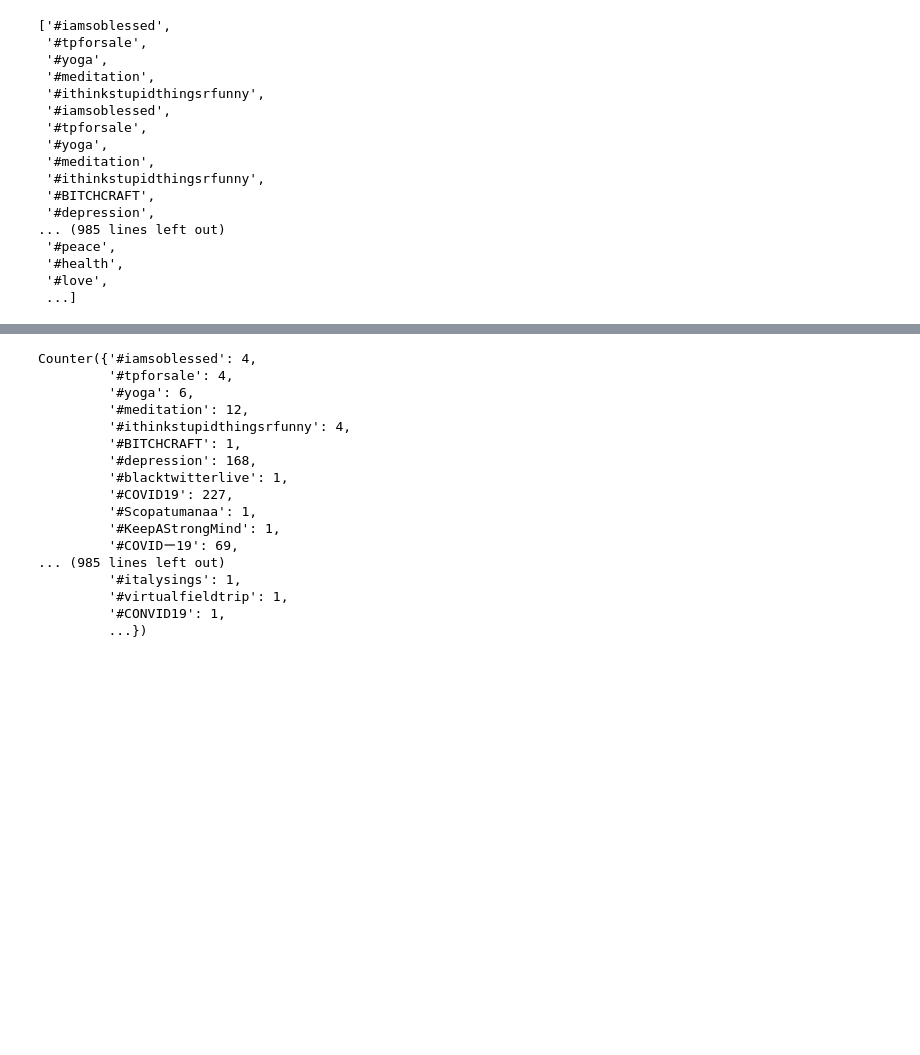
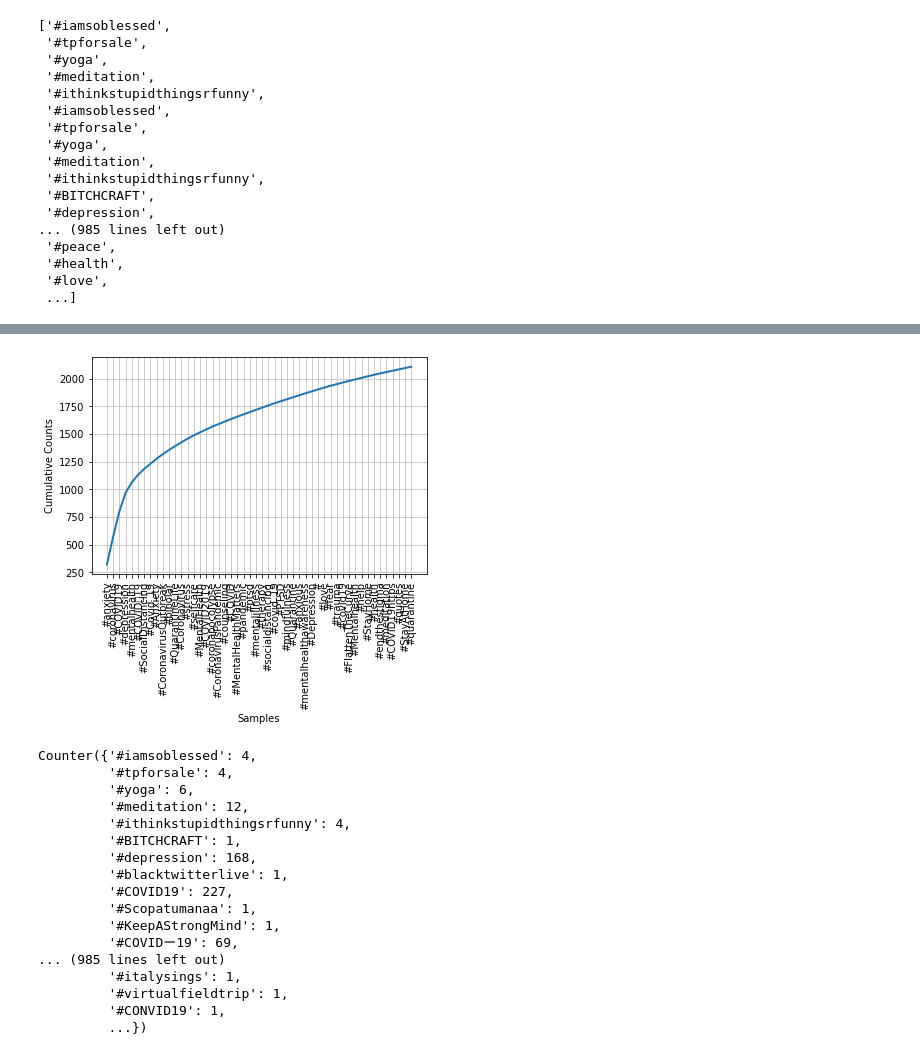
Before and after one commit to edwardsrk/depression-anxiety-tweets, a Jupyter notebook: Depression and Anxiety in Tweets.ipynb, the cells around one changed output, grey strips where cells are left out. Saved outputs shown, nothing was run; the diff lists cells and outputs as text; code cells hidden in the pictures; blank space fills up the shorter version.

```diff
--- a/Depression and Anxiety in Tweets.ipynb
+++ b/Depression and Anxiety in Tweets.ipynb
@@ -454,3 +435,8 @@ plt.show()
+# %%
+freq2 = FreqDist(flat_combo)
+freq.plot(50, cumulative=True);
+# %% [output]
+[figure, added]
 # %%
 count_of_tags = Counter(flat_combo)
 count_of_tags
```
Also changed, not shown: parts of 12 cells of this notebook.
